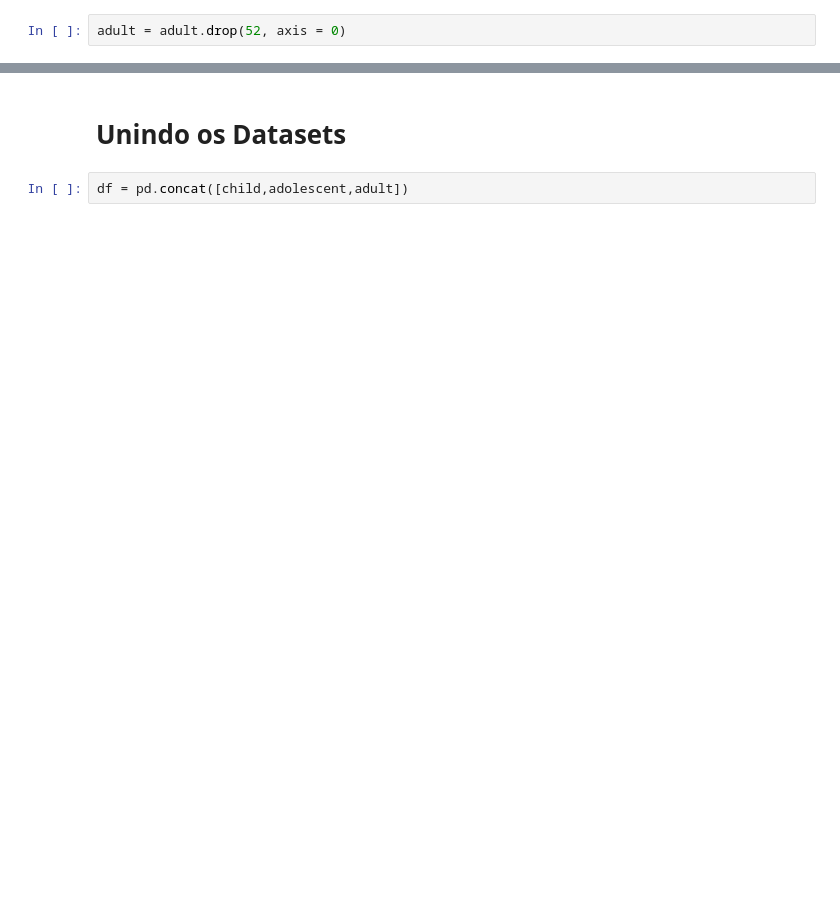
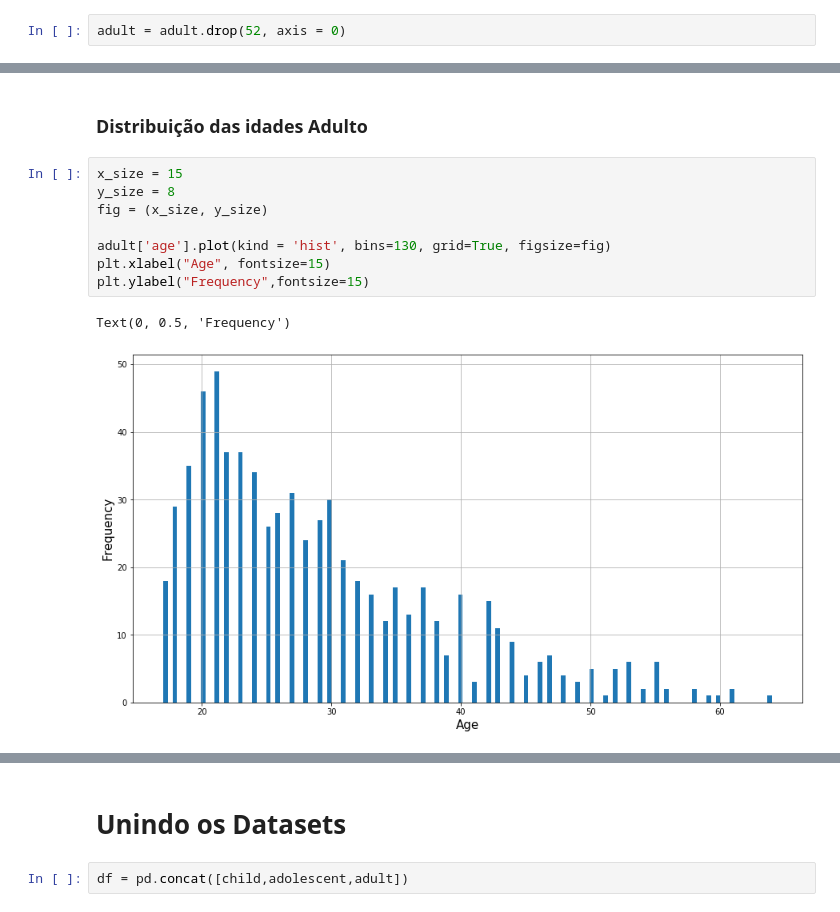
Before and after one commit to thalesmonteiro/Autism-Prediction, a Jupyter notebook: AutismPrediction.ipynb, the cells around one changed output, grey strips where cells are left out. Cells and saved outputs as stored; diff of their text form; blank space fills up the shorter version.

```diff
--- a/AutismPrediction.ipynb
+++ b/AutismPrediction.ipynb
@@ -128,0 +344,13 @@ adult.boxplot()
+# %% [markdown]
+### Distribuição das idades Adulto
+# %%
+x_size = 15
+y_size = 8
+fig = (x_size, y_size)
+
+adult['age'].plot(kind = 'hist', bins=130, grid=True, figsize=fig)
+plt.xlabel("Age", fontsize=15)
+plt.ylabel("Frequency",fontsize=15)
+# %% [output]
+Text(0, 0.5, 'Frequency')
+[figure, added]
```
Also changed, not shown: parts of 95 cells of this notebook.
